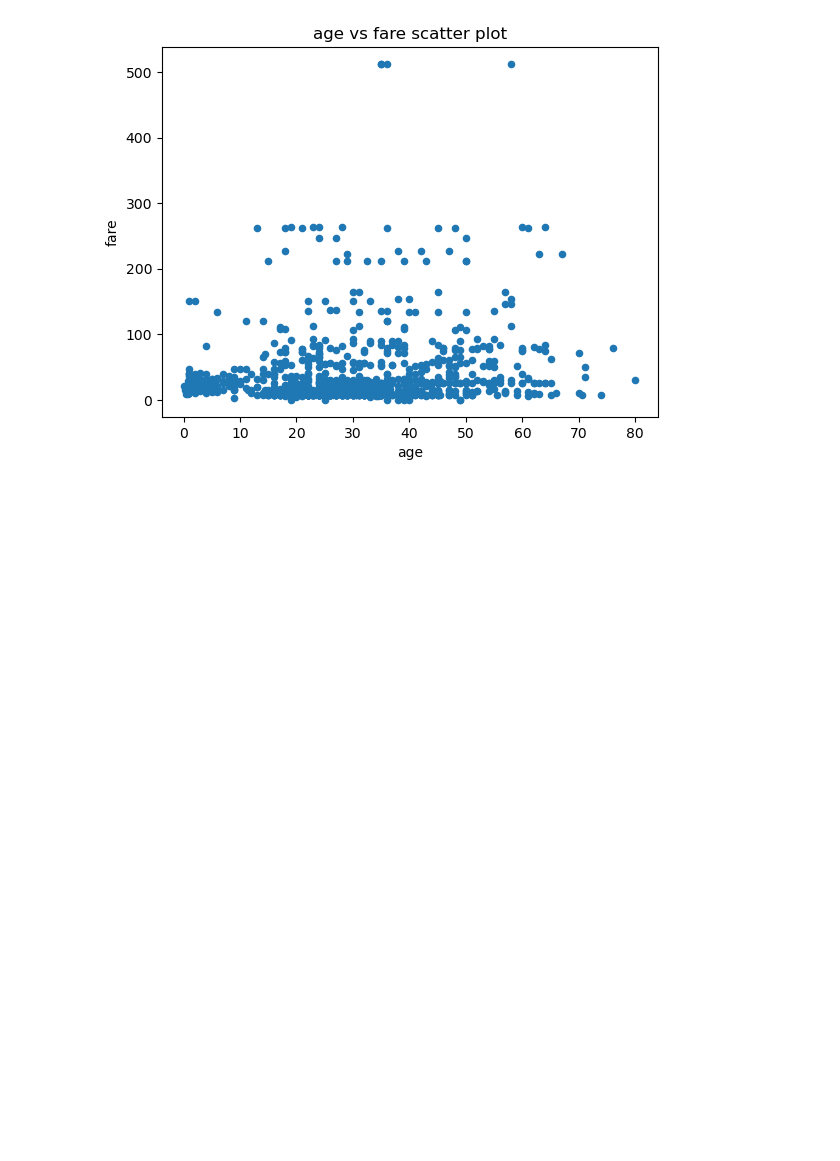
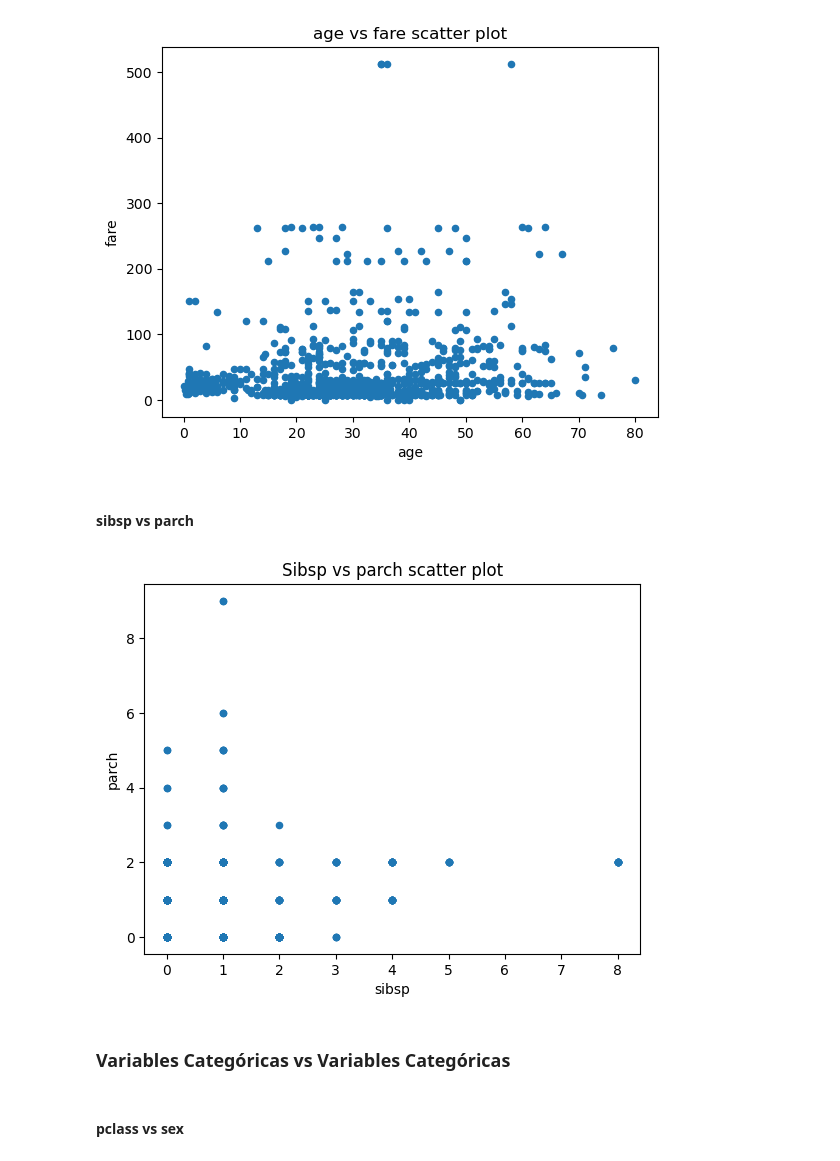
Before and after one commit to dpalacioj/DataAI-Fundamentos-Aplicaciones, a Jupyter notebook: Analitica/proyectos/titanic/notebooks/03_analisis_datos_EDA.ipynb, the cells around one changed output. Cells and saved outputs as stored; diff of their text form; code cells hidden in the pictures; blank space fills up the shorter version.

```diff
--- a/Analitica/proyectos/titanic/notebooks/03_analisis_datos_EDA.ipynb
+++ b/Analitica/proyectos/titanic/notebooks/03_analisis_datos_EDA.ipynb
@@ -660,3 +660,20 @@ datos_titanic.plot(
 );
 # %% [output]
 [figure]
+# %% [markdown]
+#### sibsp vs parch
+# %%
+# scatter plot of sibsp vs parch
+
+datos_titanic.plot(
+    kind="scatter",
+    x="sibsp",
+    y="parch",
+    title="Sibsp vs parch scatter plot",
+);
+# %% [output]
+[figure, added]
+# %% [markdown]
+### Variables Categóricas vs Variables Categóricas
+# %% [markdown]
+#### pclass vs sex
```
Also changed, not shown: parts of 35 cells of this notebook, 2 other files.
